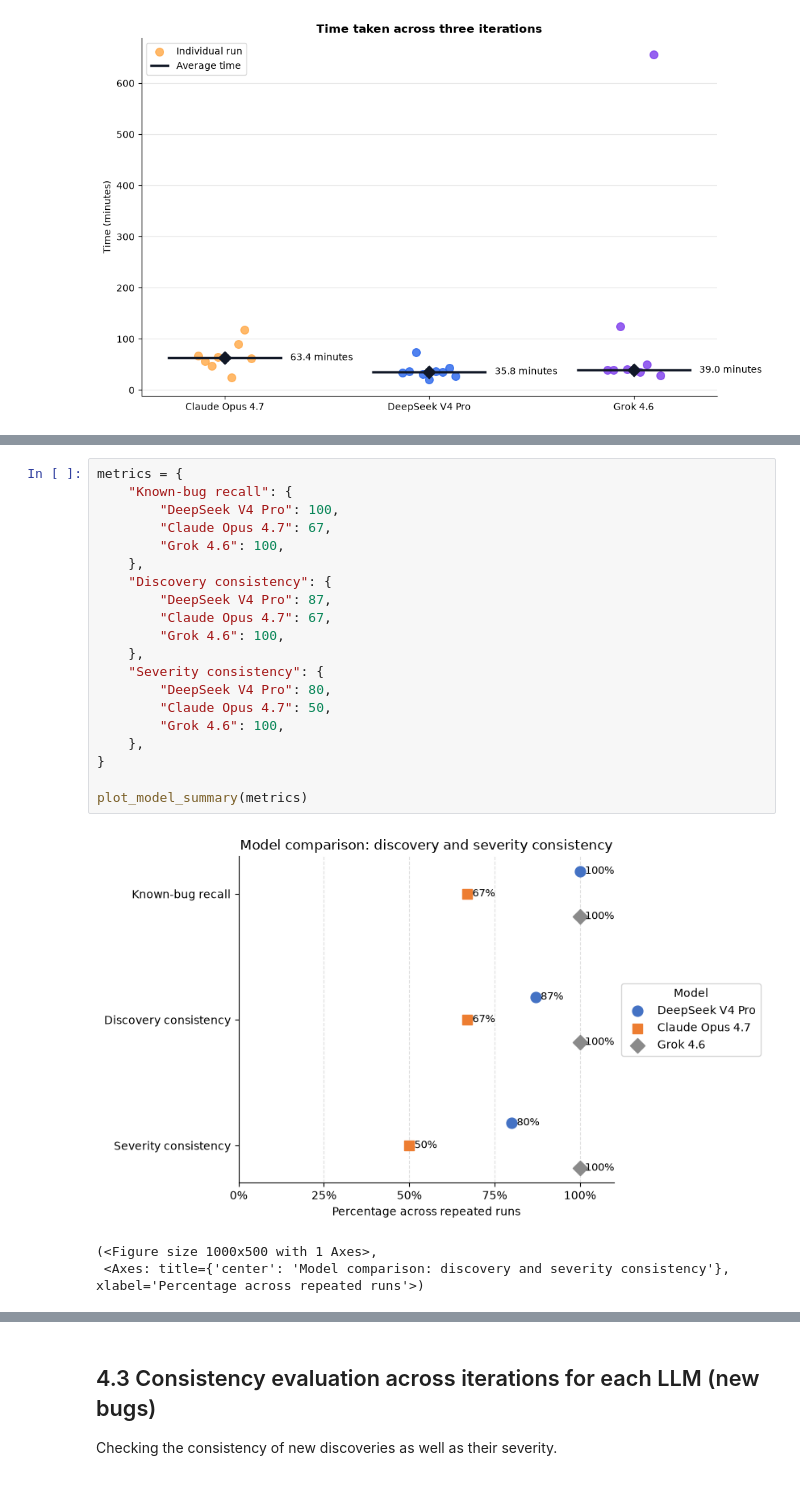
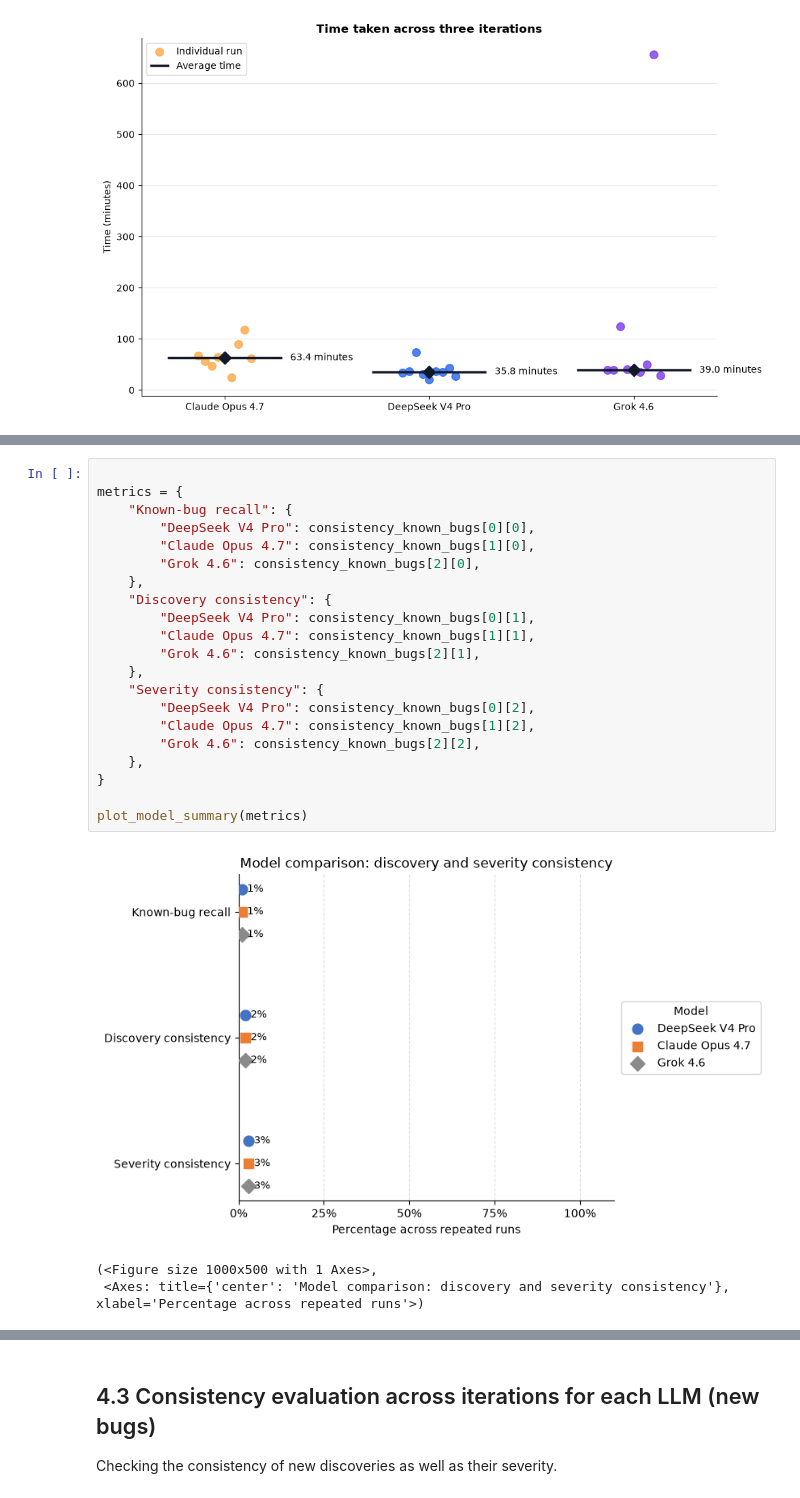
Before and after one commit to hackernese/OpenSec, a Jupyter notebook: results/Analysis.ipynb, the cells around one changed output, grey strips where cells are left out. Drawn from its saved outputs; the diff is of its cells as text.

```diff
--- a/results/Analysis.ipynb
+++ b/results/Analysis.ipynb
@@ -369,24 +682,25 @@ $$
 # %%
+
 metrics = {
     "Known-bug recall": {
-        "DeepSeek V4 Pro": 100,
-        "Claude Opus 4.7": 67,
-        "Grok 4.6": 100,
+        "DeepSeek V4 Pro": consistency_known_bugs[0][0],
+        "Claude Opus 4.7": consistency_known_bugs[1][0],
+        "Grok 4.6": consistency_known_bugs[2][0],
     },
     "Discovery consistency": {
-        "DeepSeek V4 Pro": 87,
-        "Claude Opus 4.7": 67,
-        "Grok 4.6": 100,
+        "DeepSeek V4 Pro": consistency_known_bugs[0][1],
+        "Claude Opus 4.7": consistency_known_bugs[1][1],
+        "Grok 4.6": consistency_known_bugs[2][1],
     },
     "Severity consistency": {
-        "DeepSeek V4 Pro": 80,
-        "Claude Opus 4.7": 50,
-        "Grok 4.6": 100,
+        "DeepSeek V4 Pro": consistency_known_bugs[0][2],
+        "Claude Opus 4.7": consistency_known_bugs[1][2],
+        "Grok 4.6": consistency_known_bugs[2][2],
     },
 }
 
 plot_model_summary(metrics)
 # %% [output]
-[figure, old version]
+[figure, new version]
 (<Figure size 1000x500 with 1 Axes>,
  <Axes: title={'center': 'Model comparison: discovery and severity consistency'}, xlabel='Percentage across repeated runs'>)
```
Also changed, not shown: parts of 13 cells of this notebook, 4 other files.
